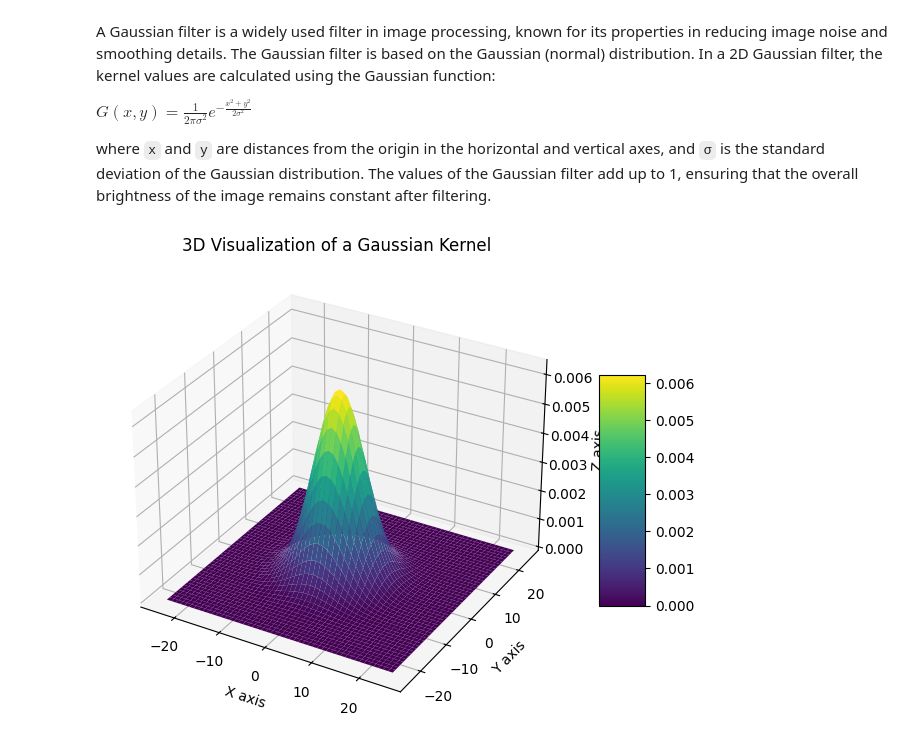
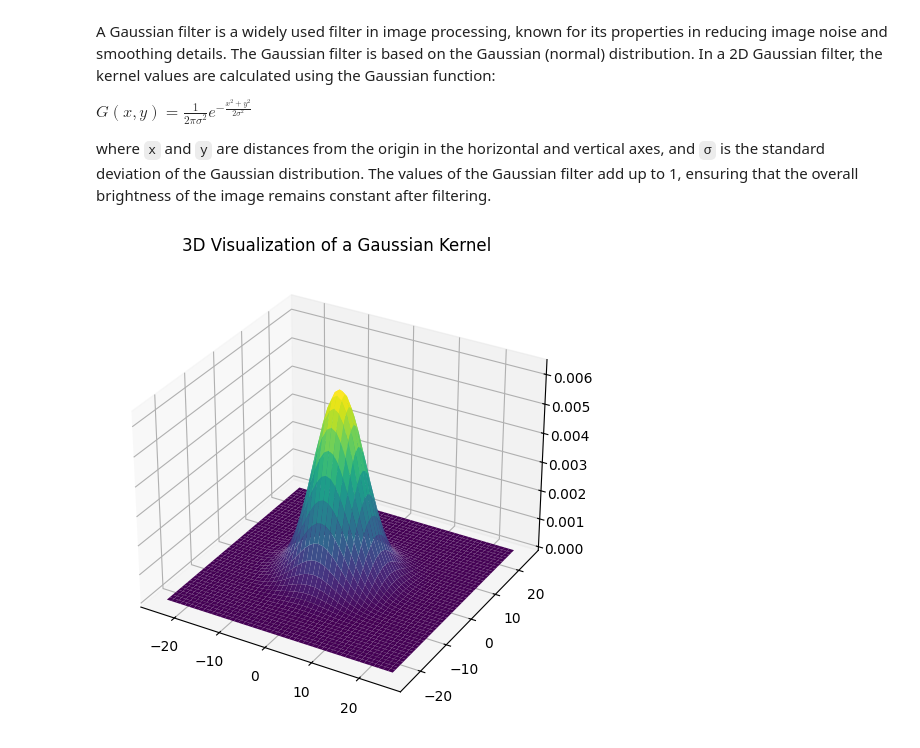
Before and after one commit to Yehuda-Bergstein/BSA-2023, a Jupyter notebook: week-4/BSA-Exercise-4.ipynb, the cells around one changed output. Saved outputs shown, nothing was run; the diff lists cells and outputs as text; code cells hidden in the pictures.

```diff
--- a/week-4/BSA-Exercise-4.ipynb
+++ b/week-4/BSA-Exercise-4.ipynb
@@ -92,38 +92,25 @@ where `x` and `y` are distances from the origin in the horizontal and vertical a
 # %%
 import numpy as np
 import matplotlib.pyplot as plt
 from mpl_toolkits.mplot3d import Axes3D
 
-# Function to create a 2D Gaussian kernel
 def gaussian_kernel(size, sigma=1.0):
-    """Generates a 2D Gaussian kernel."""
     x, y = np.mgrid[-size//2 + 1:size//2 + 1, -size//2 + 1:size//2 + 1]
     g = np.exp(-((x**2 + y**2) / (2.0 * sigma**2)))
     return g / g.sum()
 
-# Creating a Gaussian kernel
 size = 50  # Size of the kernel
 sigma = 5  # Standard deviation of the Gaussian
 kernel = gaussian_kernel(size, sigma)
 
-# Plotting the Gaussian kernel
 fig = plt.figure(figsize=(8, 6))
 ax = fig.add_subplot(111, projection='3d')
 
-# Create grid and compute kernel
 X, Y = np.mgrid[-size//2 + 1:size//2 + 1, -size//2 + 1:size//2 + 1]
 Z = gaussian_kernel(size, sigma)
 
-# Plot the surface
 surf = ax.plot_surface(X, Y, Z, cmap='viridis', edgecolor='none')
 ax.set_title('3D Visualization of a Gaussian Kernel')
-ax.set_xlabel('X axis')
-ax.set_ylabel('Y axis')
-ax.set_zlabel('Z axis')
-
-# Add a color bar which maps values to colors.
-fig.colorbar(surf, shrink=0.5, aspect=5)
-
 plt.show()
 # %% [output]
-[figure, old version]
+[figure, new version]
```
